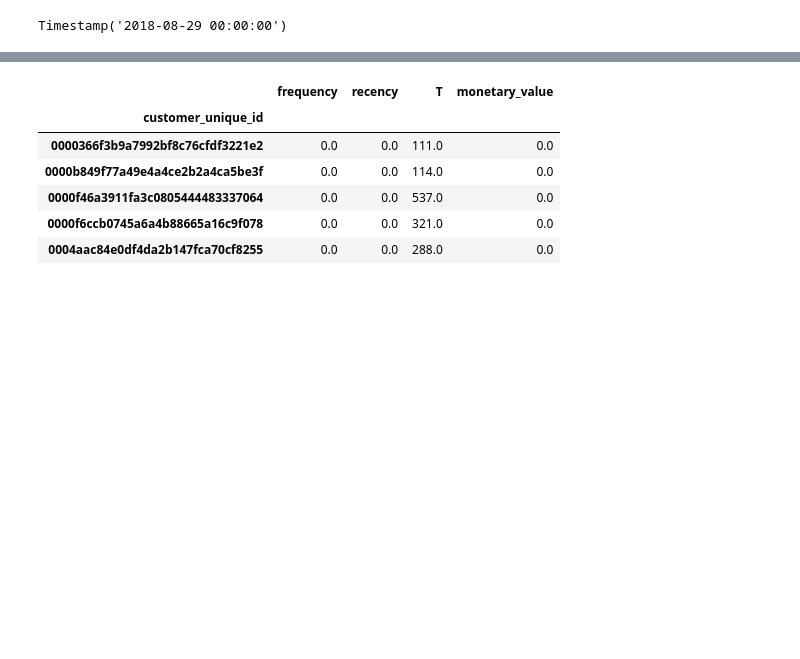
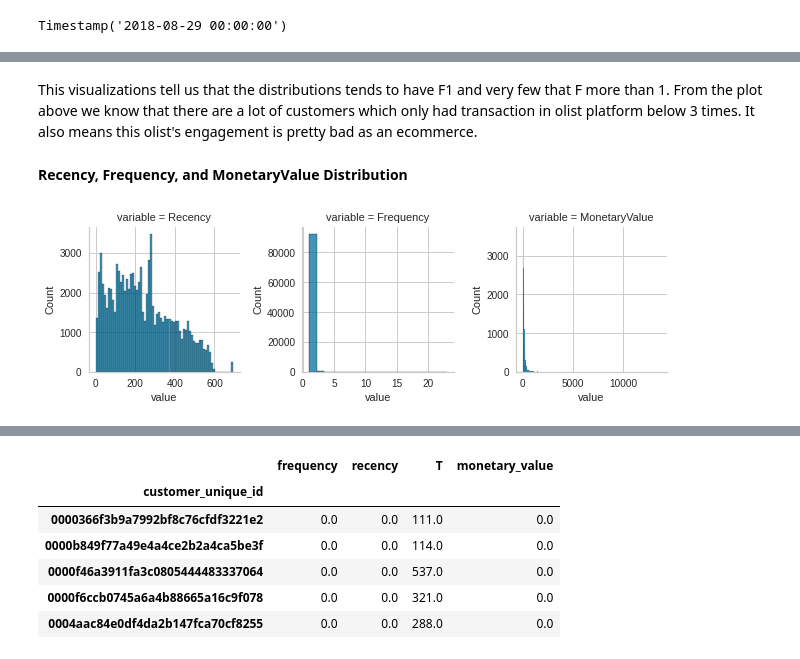
Before and after one commit to mhmmdmin/Assignment, a Jupyter notebook: Muhammad_Amin_Case_Study_Customer_Lifetime_Values.ipynb, the cells around one changed output, grey strips where cells are left out. Drawn from its saved outputs; the diff is of its cells as text; code cells hidden in the pictures; blank space fills up the shorter version.

```diff
--- a/Muhammad_Amin_Case_Study_Customer_Lifetime_Values.ipynb
+++ b/Muhammad_Amin_Case_Study_Customer_Lifetime_Values.ipynb
@@ -399,0 +495,17 @@ Timestamp('2018-08-29 00:00:00')
+# %% [markdown]
+This visualizations tell us that the distributions tends to have F1 and very few that F more than 1. From the plot above we know that there are a lot of customers which only had transaction in olist platform below 3 times. It also means this olist's engagement is pretty bad as an ecommerce.
+# %% [markdown]
+**Recency, Frequency, and MonetaryValue Distribution**
+# %%
+g = sns.FacetGrid(
+    data = pd.melt(
+     data_for_rfm[["Recency", "Frequency","MonetaryValue"]],
+     value_vars=["Recency","Frequency", "MonetaryValue"]
+    ),
+    col = "variable",
+    sharex = False,
+    sharey = False
+)
+g.map(sns.histplot, "value");
+# %% [output]
+[figure, added]
```
Also changed, not shown: parts of 50 cells of this notebook.
